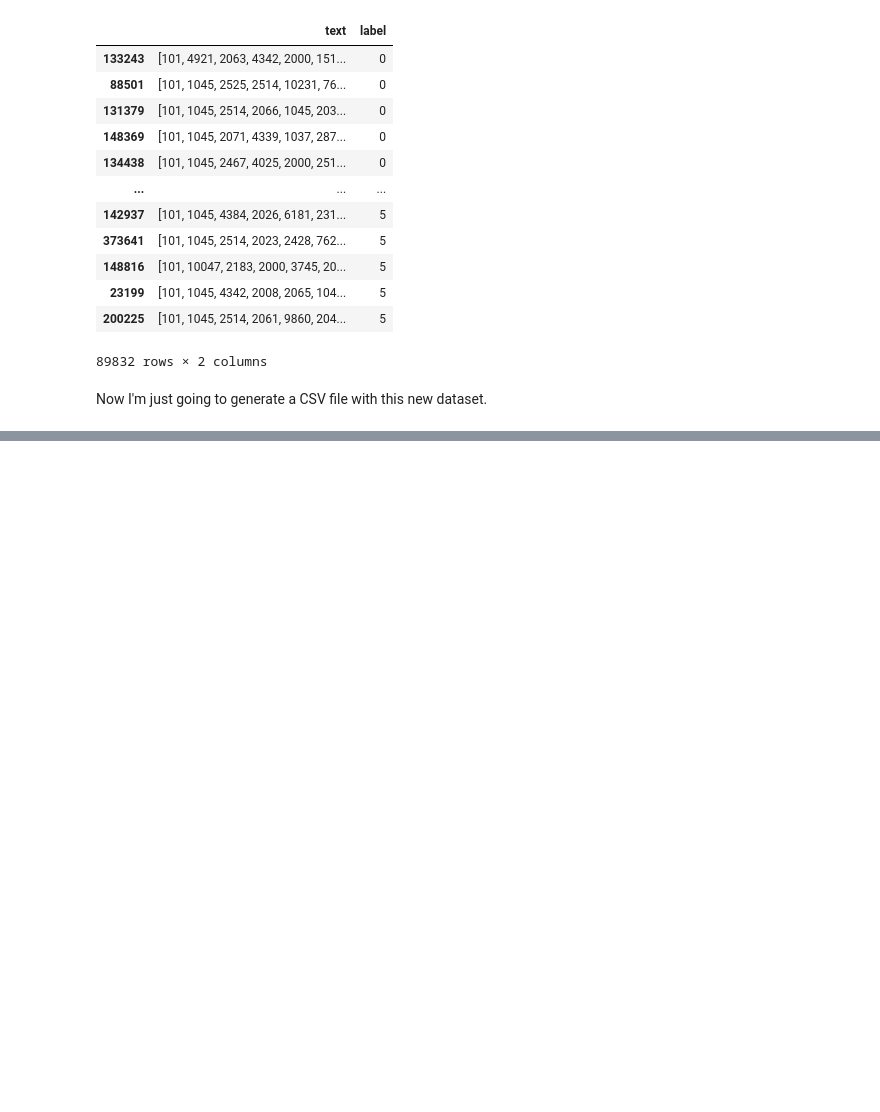
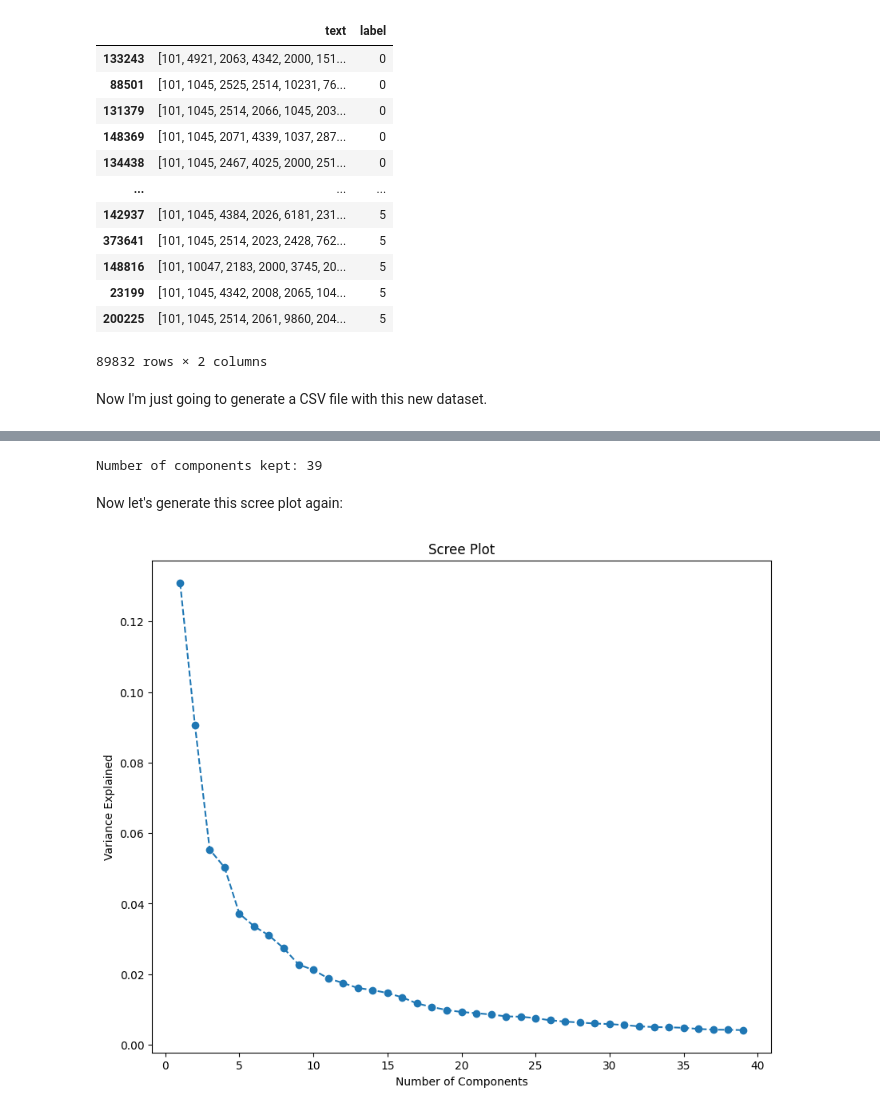
Before and after one commit to dantasl/machine-learning-dimap, a Jupyter notebook: machine-learning-dimap.ipynb, the cells around one changed output, grey strips where cells are left out. Cells and saved outputs as stored; diff of their text form; code cells hidden in the pictures; blank space fills up the shorter version.

```diff
--- a/machine-learning-dimap.ipynb
+++ b/machine-learning-dimap.ipynb
@@ -169,0 +265,18 @@ sampled_sentiments_df.to_csv('datasets/twitter_sentiments_base_sampled.csv')
+# %%
+pca_round_two = PCA(n_components=0.75)
+sentiments_pca = pca_round_two.fit_transform(sentiments_features_scaled)
+
+print(f"Number of components kept: {pca_round_two.n_components_}")
+# %% [output]
+Number of components kept: 39
+# %% [markdown]
+Now let's generate this scree plot again:
+# %%
+plt.figure(figsize=(10, 8))
+plt.plot(range(1, 40), pca_round_two.explained_variance_ratio_, marker='o', linestyle='--')
+plt.title('Scree Plot')
+plt.xlabel('Number of Components')
+plt.ylabel('Variance Explained')
+plt.show()
+# %% [output]
+[figure, added]
```
Also changed, not shown: parts of 29 cells of this notebook, 2 other files.
